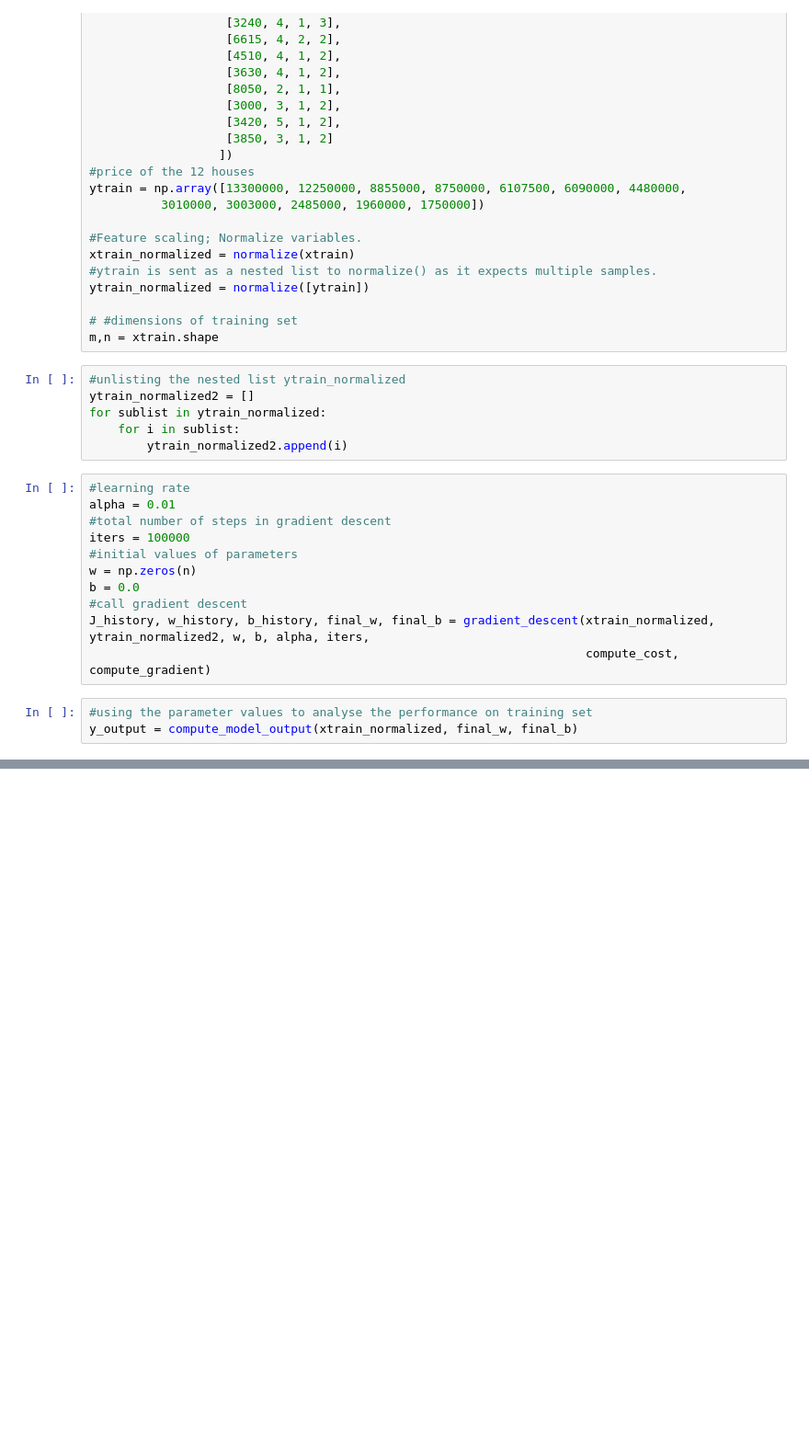
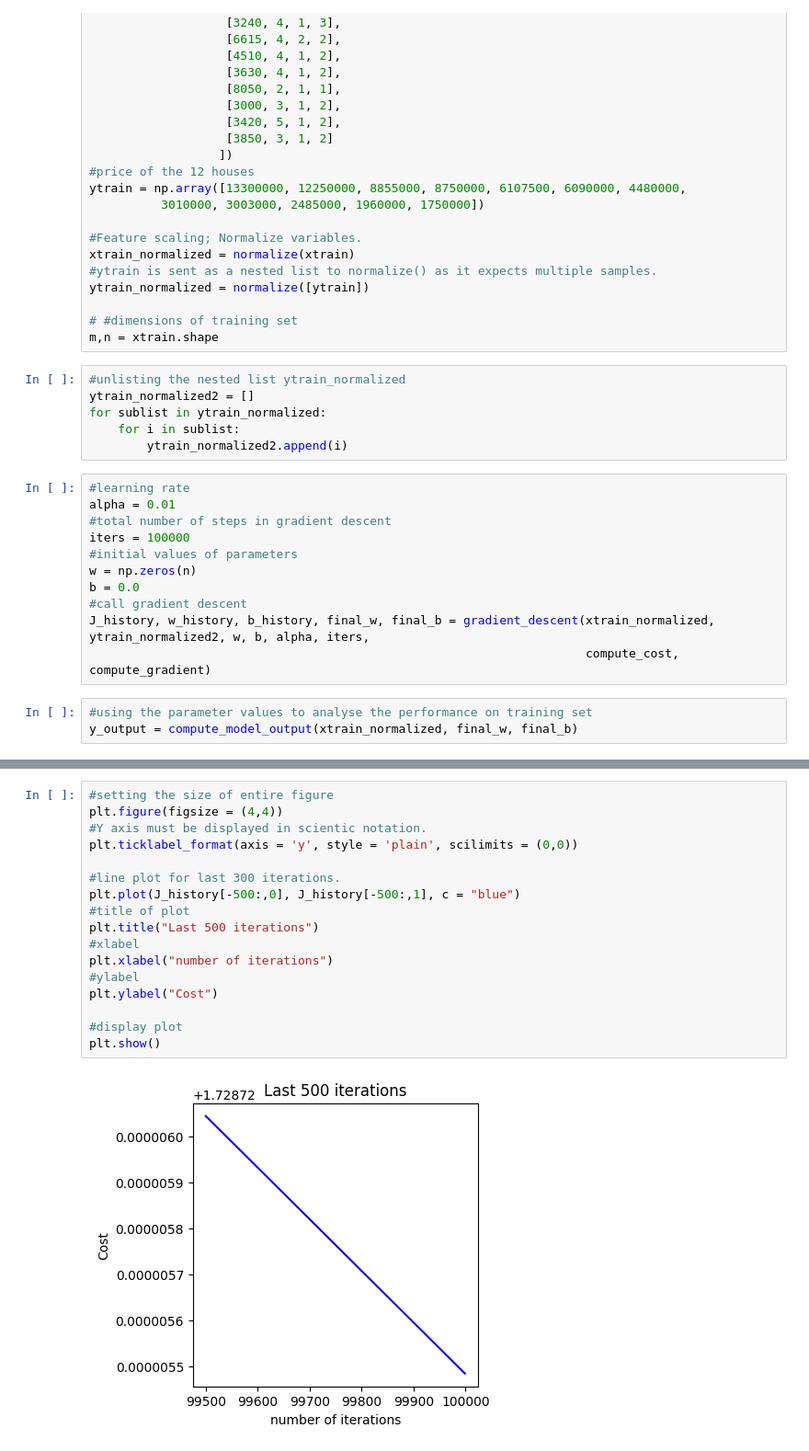
Before and after one commit to Cshefali/ML-Algorithms-Implementation, a Jupyter notebook: Python/Linear Regression/multiple_linear_regression.ipynb, the cells around one changed output, grey strips where cells are left out. Shown: that part at 92% size. Drawn from its saved outputs; the diff is of its cells as text; blank space fills up the shorter version.

```diff
--- a/Python/Linear Regression/multiple_linear_regression.ipynb
+++ b/Python/Linear Regression/multiple_linear_regression.ipynb
@@ -183,0 +222,19 @@ y_output = compute_model_output(xtrain_normalized, final_w, final_b)
+# %%
+#setting the size of entire figure
+plt.figure(figsize = (4,4))
+#Y axis must be displayed in scientic notation.
+plt.ticklabel_format(axis = 'y', style = 'plain', scilimits = (0,0))
+
+#line plot for last 300 iterations.
+plt.plot(J_history[-500:,0], J_history[-500:,1], c = "blue")
+#title of plot
+plt.title("Last 500 iterations")
+#xlabel
+plt.xlabel("number of iterations")
+#ylabel
+plt.ylabel("Cost")
+
+#display plot
+plt.show()
+# %% [output]
+[figure, added]
```
Also changed, not shown: parts of 7 cells of this notebook.
